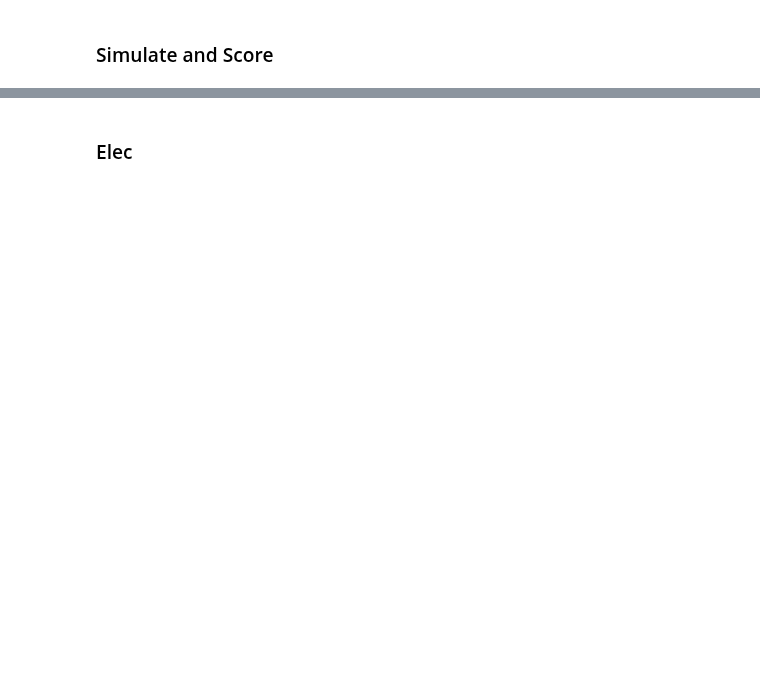
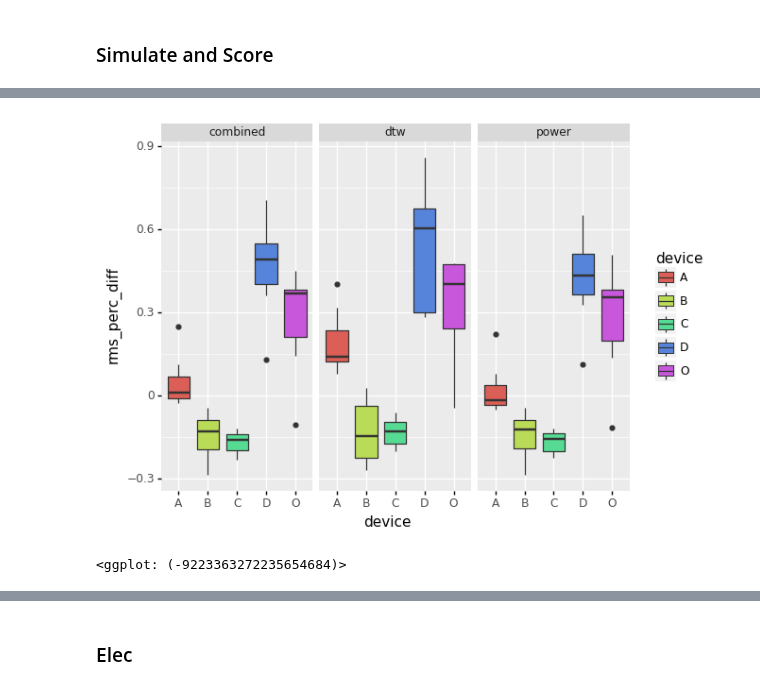
Before and after one commit to mnicstruwig/FlexibleFluxSimulator, a Jupyter notebook: experiments/2021-03-03-Optimal-Design-Comparison.ipynb, the cells around one changed output, grey strips where cells are left out. Drawn from its saved outputs; the diff is of its cells as text; code cells hidden in the pictures; blank space fills up the shorter version.

```diff
--- a/experiments/2021-03-03-Optimal-Design-Comparison.ipynb
+++ b/experiments/2021-03-03-Optimal-Design-Comparison.ipynb
@@ -662,0 +487,9 @@ p + geom_density(aes(x='rms_perc_diff'), data=m1_scores_filtered, fill='red', al
+# %%
+# Load params from disk
+m2_params = {}
+for cm in ['dtw', 'power', 'combined']:
+    with open(f'params_m2_{cm}_lg.params', 'rb') as f:
+        params = cloudpickle.load(f)
+        m2_params[cm] = params
+
+m2_params
@@ -662,0 +509,5 @@ p + geom_density(aes(x='rms_perc_diff'), data=m1_scores_filtered, fill='red', al
+# %%
+m2_results = {}
+for cm, params in m2_params.items():
+    results = meta_run(params, devices=['A', 'B', 'C', 'D', 'O'])
+    m2_results[cm] = results
@@ -662,0 +618,6 @@ p + geom_density(aes(x='rms_perc_diff'), data=m1_scores_filtered, fill='red', al
+# %%
+p = ggplot(aes(x='device', y='rms_perc_diff', fill='device'), m1_parsed['scores'])
+p + geom_boxplot() + facet_grid('. ~ cost_metric')
+# %% [output]
+[figure, added]
+<ggplot: (-9223363272235654684)>
```
Also changed, not shown: parts of 49 cells of this notebook, 2 other files.
